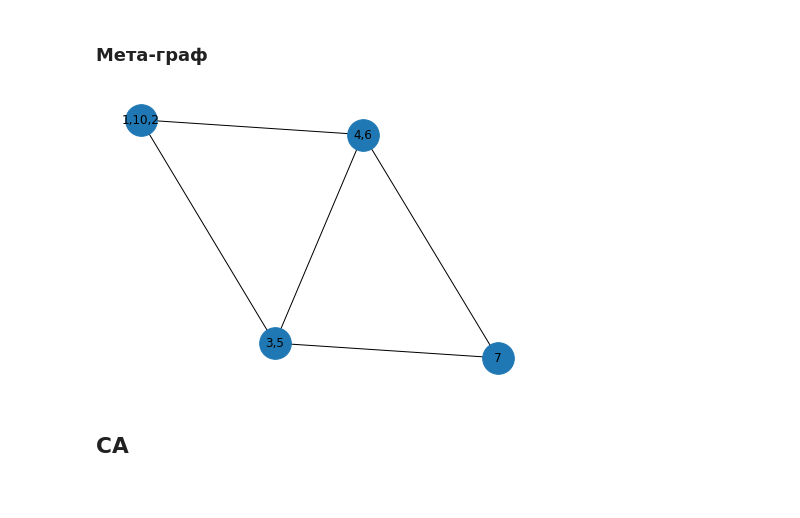
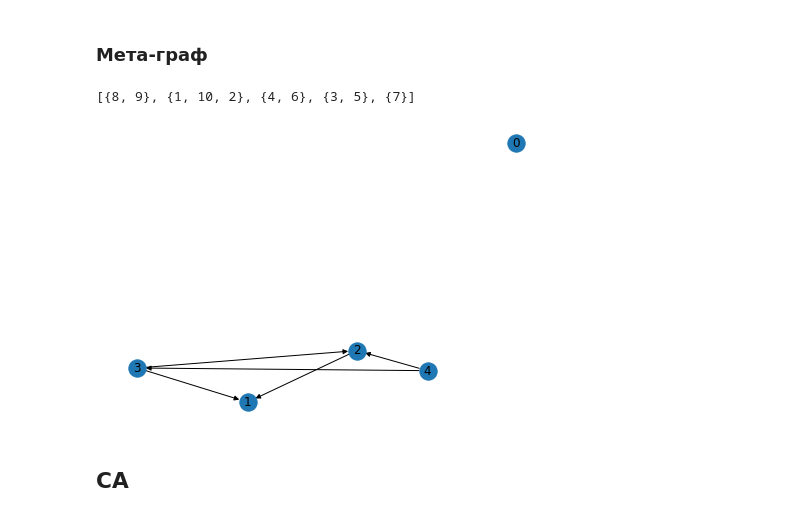
Before and after one commit to Kiruha01/graphs, a Jupyter notebook: gaph_results.ipynb, the cells around one changed output. Saved outputs shown, nothing was run; the diff lists cells and outputs as text; code cells hidden in the pictures.

```diff
--- a/Untitled.ipynb
+++ b/gaph_results.ipynb
@@ -25,7 +25,7 @@ ModuleNotFoundError: No module named 'google'
 # %% [markdown]
 ## Google
 # %%
-file_path = '/content/drive/MyDrive/datasets/web-Google.txt' if google_drive else 'google.txt'
+file_path = '/content/drive/MyDrive/datasets/web-Google.txt' if google_drive else 'test_datasets/web-Google.txt'
 google_graph = google_directed(file_path)
 
 if not google_drive:
@@ -153,28 +153,43 @@ plt.plot(x, y)
 # %% [markdown]
 ### Мета-граф
 # %%
+strong_comps = google_results['strong_comps']
 component_links = []
+comp_map = {}
+for i, v in enumerate(strong_comps):
+	for n in v:
+		comp_map[n] = i
+
 for c in strong_comps:
 	component_links.append(set())
 	for ver in c:
 		component_links[-1].update({edge.end for edge in google_graph.outgoing_adj_list[ver]})
 	component_links[-1] = component_links[-1].difference(set(c))
 
+G=nx.DiGraph()
+
 elist=[]
 for idx, comp in enumerate(strong_comps):
-	first_node = ",".join(map(str, comp))
+	first_node = str(idx)
 	end_nodes = set()
 	for z in component_links[idx]:
-		end_nodes.add(",".join(map(str, [i for i in strong_comps if z in i][0])))
+		end_nodes.add(str(comp_map[z]))
+
+	if not end_nodes:
+		G.add_node(first_node)
 
 	for z in end_nodes:
 		elist.append((first_node, z))
 
-G=nx.Graph()
+with open('elist.pickle', 'wb') as f:
+  pickle.dump(elist, f)
+print(strong_comps)
+# plt.figure(1,figsize = (65, 65))
 G.add_edges_from(elist)
-nx.draw(G,with_labels=True, node_size=1000)
+nx.draw(G, with_labels=True)
 # %% [output]
+[{8, 9}, {1, 10, 2}, {4, 6}, {3, 5}, {7}]
-[figure, old version]
+[figure, new version]
 # %% [markdown]
 ## CA
 # %%
```
Also changed, not shown: parts of 4 cells of this notebook, 4 other files.
